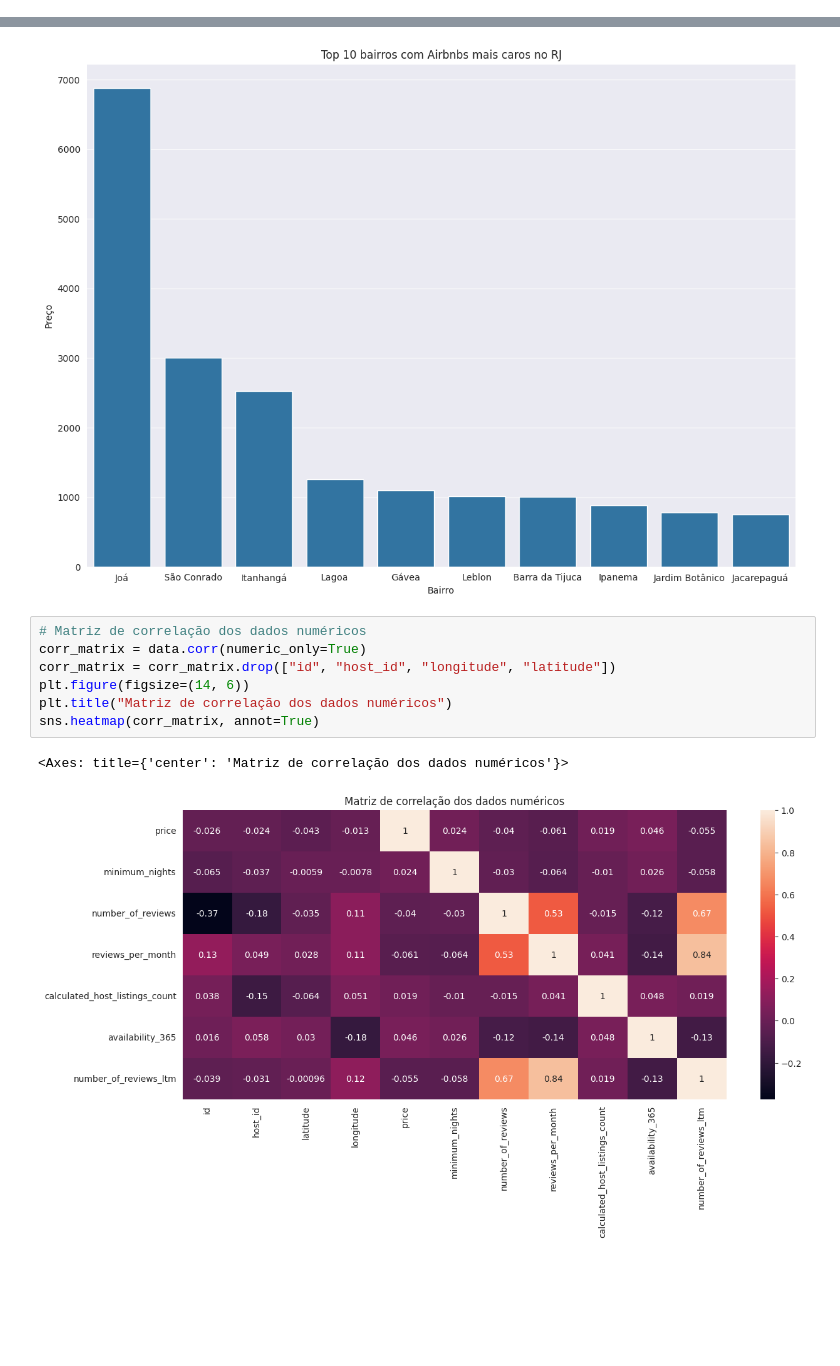
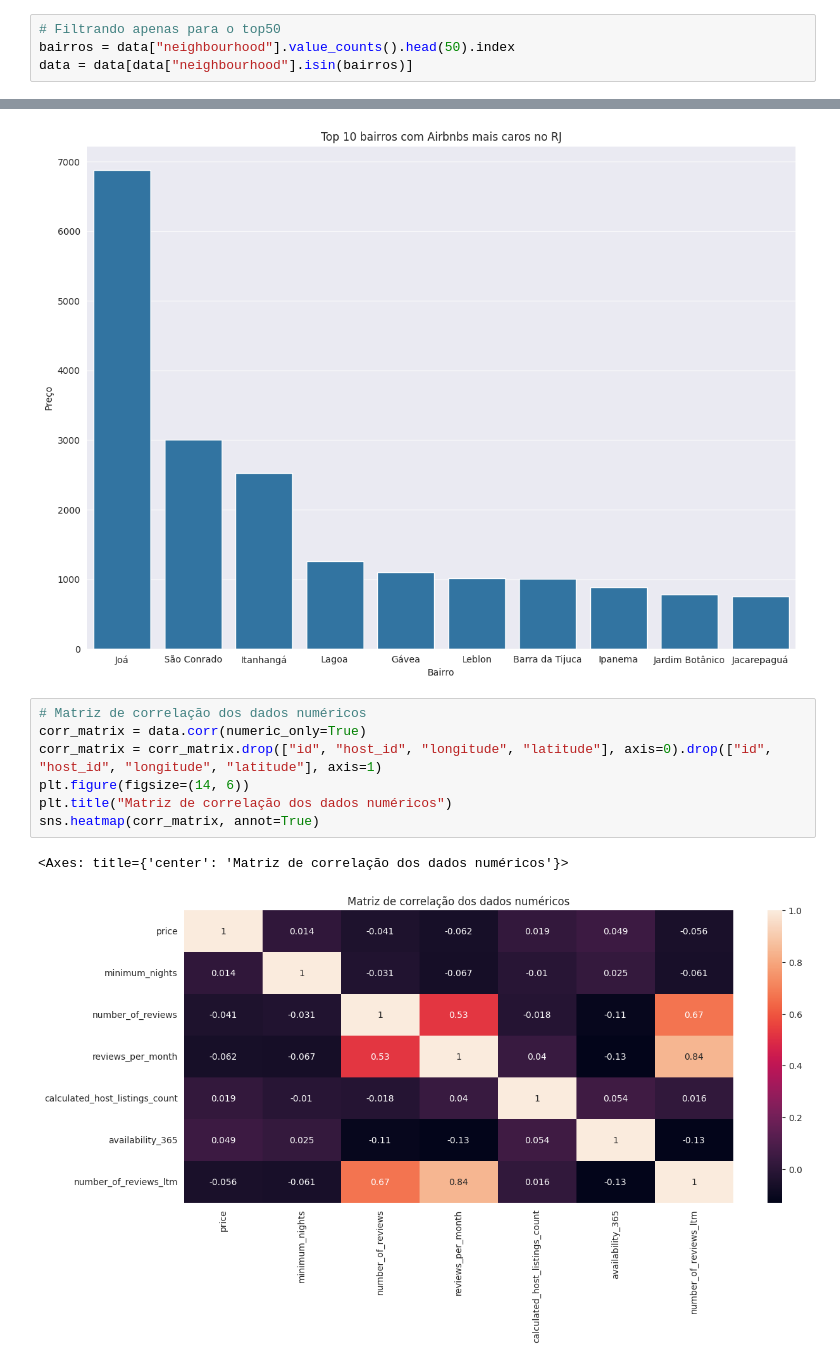
Before and after one commit to pagmaia/datasci-learning-project, a Jupyter notebook: airbnb-analysis.ipynb, the cells around one changed output, grey strips where cells are left out. Drawn from its saved outputs; the diff is of its cells as text; blank space fills up the shorter version.

Commit message:
added some texts and changes/removals/add of some graphics

```diff
--- a/airbnb-analysis.ipynb
+++ b/airbnb-analysis.ipynb
@@ -75,0 +101,4 @@ print(data.duplicated().sum())
+# %%
+# Filtrando apenas para o top50
+bairros = data["neighbourhood"].value_counts().head(50).index
+data = data[data["neighbourhood"].isin(bairros)]
@@ -197,10 +222,10 @@ Text(0, 0.5, 'Preço')
 # %%
 # Matriz de correlação dos dados numéricos
 corr_matrix = data.corr(numeric_only=True)
-corr_matrix = corr_matrix.drop(["id", "host_id", "longitude", "latitude"])
+corr_matrix = corr_matrix.drop(["id", "host_id", "longitude", "latitude"], axis=0).drop(["id", "host_id", "longitude", "latitude"], axis=1)
 plt.figure(figsize=(14, 6))
 plt.title("Matriz de correlação dos dados numéricos")
 sns.heatmap(corr_matrix, annot=True)
 # %% [output]
 <Axes: title={'center': 'Matriz de correlação dos dados numéricos'}>
-[figure, old version]
+[figure, new version]
```
Also changed, not shown: parts of 18 cells of this notebook.
